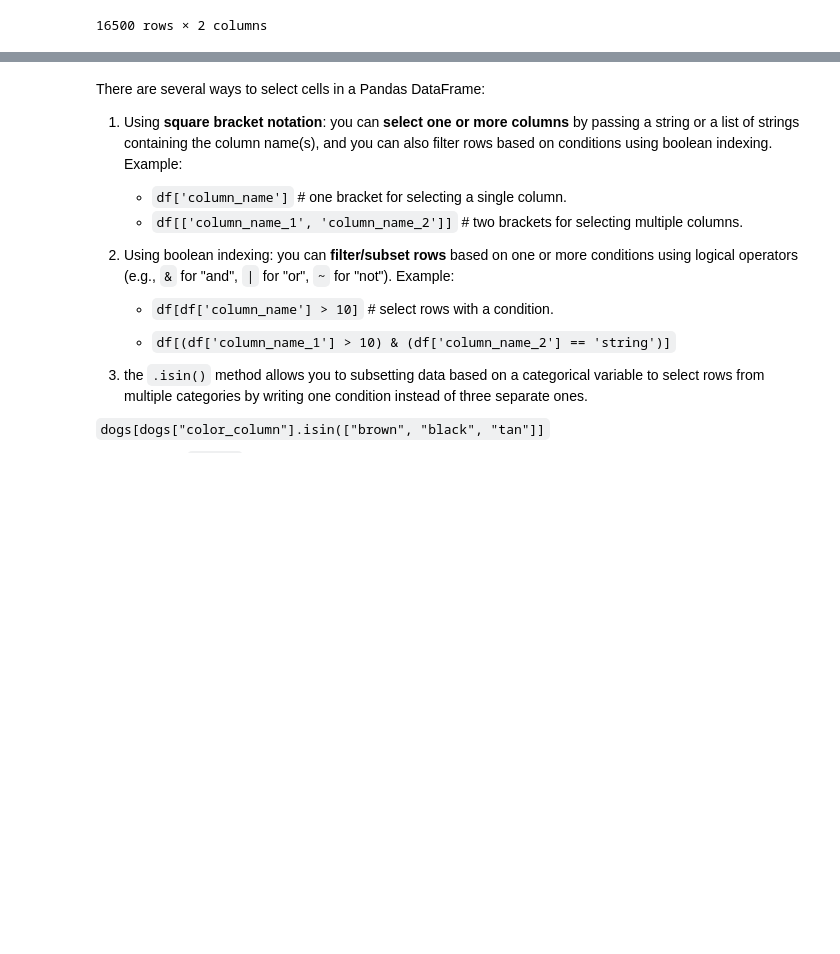
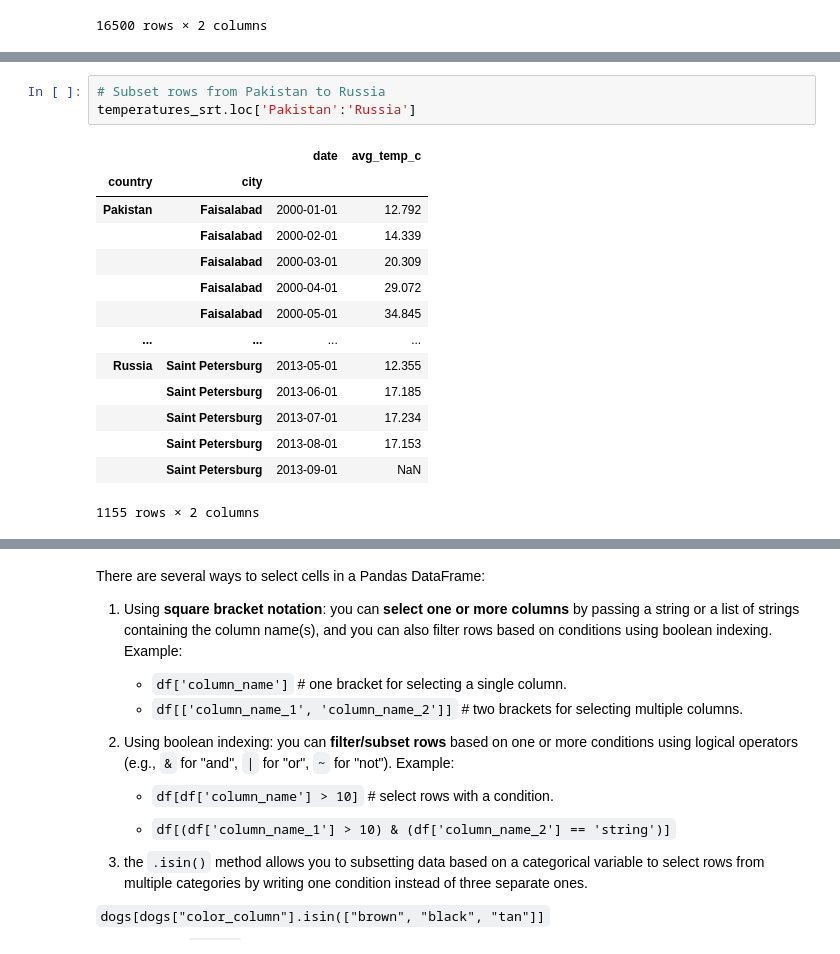
Before and after one commit to ia234/Python_23, a Jupyter notebook: Python_Cheat_Sheet_2023.ipynb, the cells around one changed output, grey strips where cells are left out. Cells and saved outputs as stored; diff of their text form; blank space fills up the shorter version.

```diff
--- a/Python_Cheat_Sheet_2023.ipynb
+++ b/Python_Cheat_Sheet_2023.ipynb
@@ -1310,0 +1364,18 @@ temperatures_ind.sort_index(level=['country', 'city'], ascending=[True, False])
+# %%
+# Subset rows from Pakistan to Russia
+temperatures_srt.loc['Pakistan':'Russia']
+# %% [output]
+|  |  | date | avg_temp_c |
+| country | city |  |  |
+| Pakistan | Faisalabad | 2000-01-01 | 12.792 |
+|  | Faisalabad | 2000-02-01 | 14.339 |
+|  | Faisalabad | 2000-03-01 | 20.309 |
+|  | Faisalabad | 2000-04-01 | 29.072 |
+|  | Faisalabad | 2000-05-01 | 34.845 |
+| ... | ... | ... | ... |
+| Russia | Saint Petersburg | 2013-05-01 | 12.355 |
+|  | Saint Petersburg | 2013-06-01 | 17.185 |
+|  | Saint Petersburg | 2013-07-01 | 17.234 |
+|  | Saint Petersburg | 2013-08-01 | 17.153 |
+|  | Saint Petersburg | 2013-09-01 | NaN |
+1155 rows × 2 columns
```
Also changed, not shown: parts of 18 cells of this notebook.
